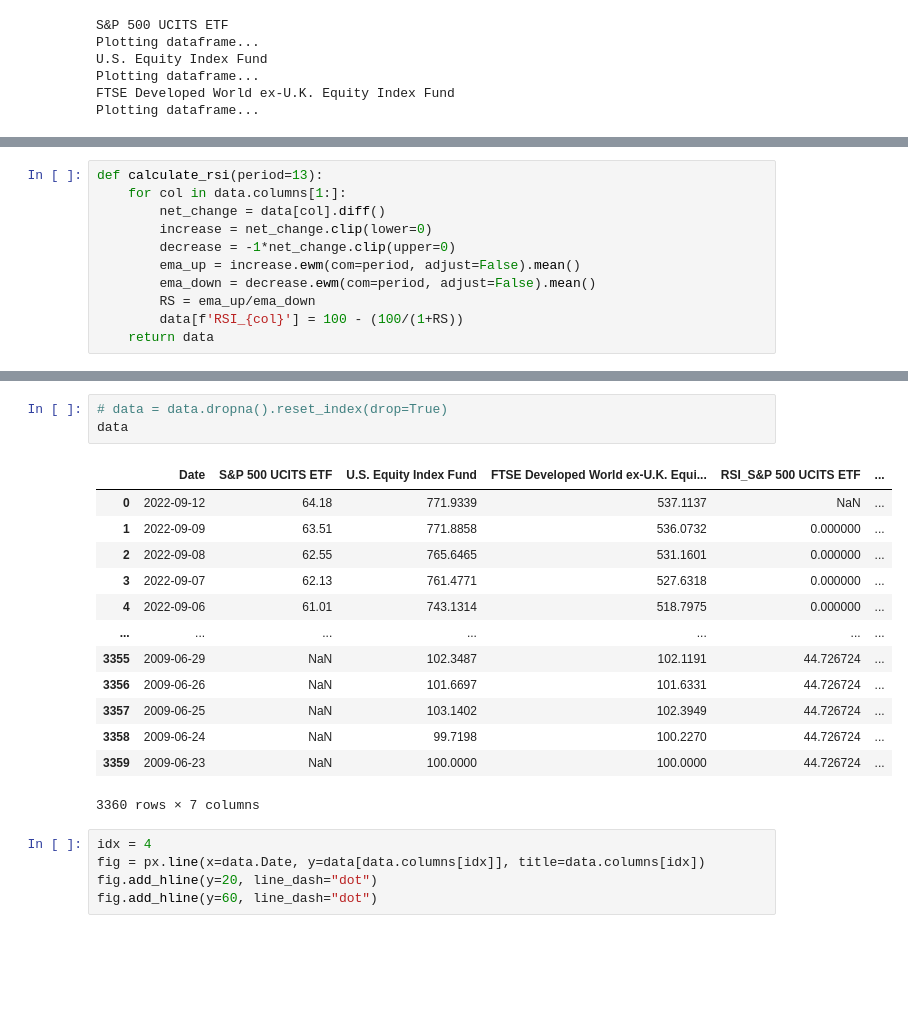
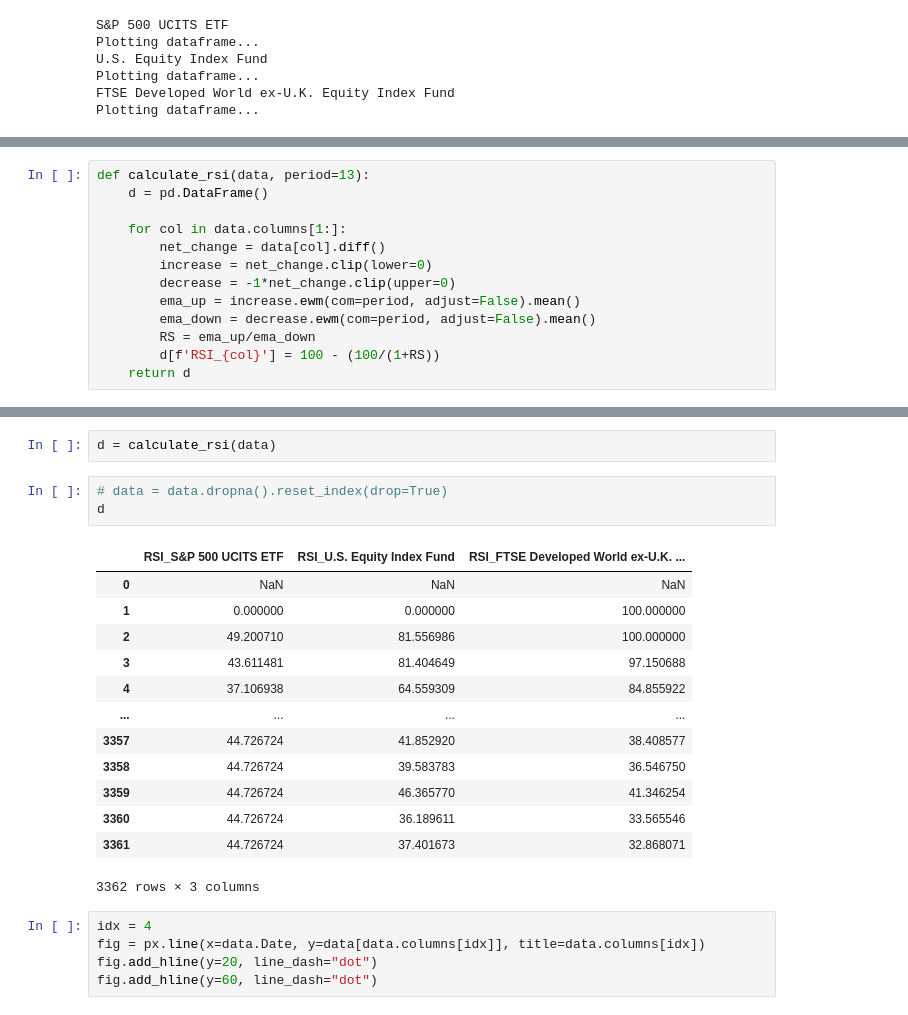
Before and after one commit to weronikazak/Intrinsic_Value, a Jupyter notebook: Vanguard/Plot_Exercises.ipynb, the cells around one changed output, grey strips where cells are left out. Cells and saved outputs as stored; diff of their text form; blank space fills up the shorter version.

```diff
--- a/Vanguard/Plot_Exercises.ipynb
+++ b/Vanguard/Plot_Exercises.ipynb
@@ -55,5 +55,7 @@ Name: S&P 500 UCITS ETF, Length: 3360, dtype: float64
 # %%
-def calculate_rsi(period=13):
+def calculate_rsi(data, period=13):
+    d = pd.DataFrame()
+
     for col in data.columns[1:]:
         net_change = data[col].diff()
         increase = net_change.clip(lower=0)
@@ -61,5 +63,5 @@ def calculate_rsi(period=13):
         ema_up = increase.ewm(com=period, adjust=False).mean()
         ema_down = decrease.ewm(com=period, adjust=False).mean()
         RS = ema_up/ema_down
-        data[f'RSI_{col}'] = 100 - (100/(1+RS))
-    return data
+        d[f'RSI_{col}'] = 100 - (100/(1+RS))
+    return d
@@ -82,20 +68,22 @@ calculate_rsi()
+# %%
+d = calculate_rsi(data)
 # %%
 # data = data.dropna().reset_index(drop=True)
-data
+d
 # %% [output]
-|  | Date | S&P 500 UCITS ETF | U.S. Equity Index Fund | FTSE Developed World ex-U.K. Equi... | RSI_S&P 500 UCITS ETF | ... |
-| 0 | 2022-09-12 | 64.18 | 771.9339 | 537.1137 | NaN | ... |
-| 1 | 2022-09-09 | 63.51 | 771.8858 | 536.0732 | 0.000000 | ... |
-| 2 | 2022-09-08 | 62.55 | 765.6465 | 531.1601 | 0.000000 | ... |
-| 3 | 2022-09-07 | 62.13 | 761.4771 | 527.6318 | 0.000000 | ... |
-| 4 | 2022-09-06 | 61.01 | 743.1314 | 518.7975 | 0.000000 | ... |
-| ... | ... | ... | ... | ... | ... | ... |
-| 3355 | 2009-06-29 | NaN | 102.3487 | 102.1191 | 44.726724 | ... |
-| 3356 | 2009-06-26 | NaN | 101.6697 | 101.6331 | 44.726724 | ... |
-| 3357 | 2009-06-25 | NaN | 103.1402 | 102.3949 | 44.726724 | ... |
-| 3358 | 2009-06-24 | NaN | 99.7198 | 100.2270 | 44.726724 | ... |
-| 3359 | 2009-06-23 | NaN | 100.0000 | 100.0000 | 44.726724 | ... |
+|  | RSI_S&P 500 UCITS ETF | RSI_U.S. Equity Index Fund | RSI_FTSE Developed World ex-U.K. ... |
+| 0 | NaN | NaN | NaN |
+| 1 | 0.000000 | 0.000000 | 100.000000 |
+| 2 | 49.200710 | 81.556986 | 100.000000 |
+| 3 | 43.611481 | 81.404649 | 97.150688 |
+| 4 | 37.106938 | 64.559309 | 84.855922 |
+| ... | ... | ... | ... |
+| 3357 | 44.726724 | 41.852920 | 38.408577 |
+| 3358 | 44.726724 | 39.583783 | 36.546750 |
+| 3359 | 44.726724 | 46.365770 | 41.346254 |
+| 3360 | 44.726724 | 36.189611 | 33.565546 |
+| 3361 | 44.726724 | 37.401673 | 32.868071 |
-3360 rows × 7 columns
+3362 rows × 3 columns
 # %%
 idx = 4
 fig = px.line(x=data.Date, y=data[data.columns[idx]], title=data.columns[idx])
```
Also changed, not shown: parts of 3 cells of this notebook, 10 other files.
